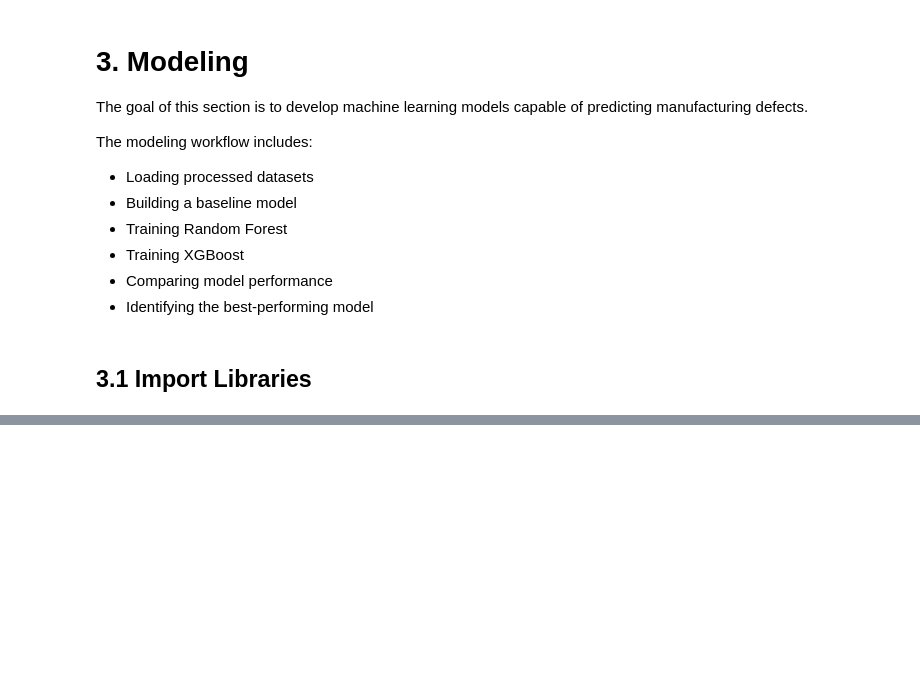
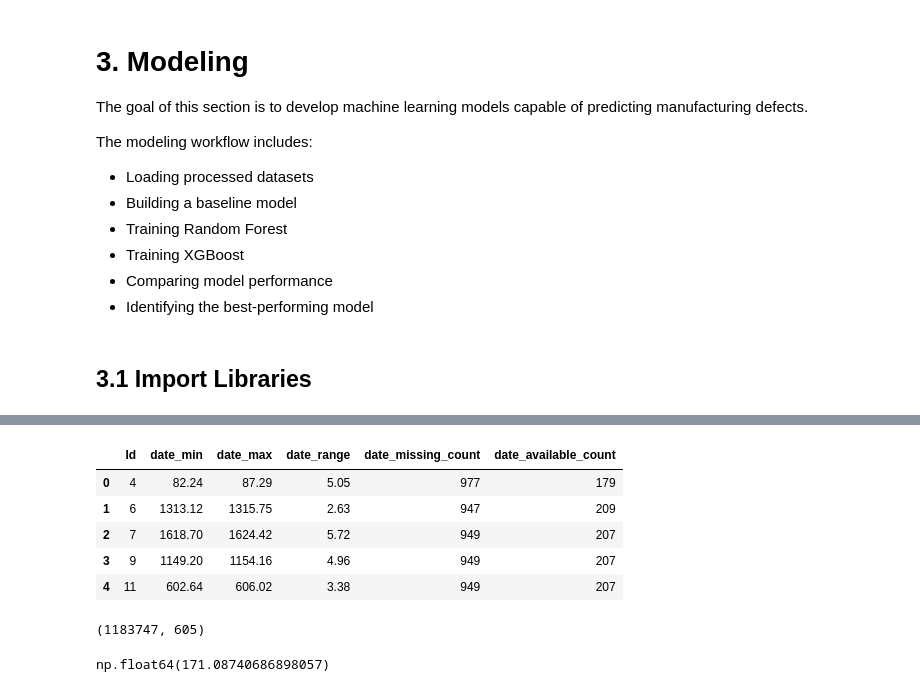
Before and after one commit to jung-han-lee/bosch-defect-prediction, a Jupyter notebook: 2. Notebook/03_Modeling.ipynb, the cells around one changed output, grey strips where cells are left out. Drawn from its saved outputs; the diff is of its cells as text; code cells hidden in the pictures; blank space fills up the shorter version.

```diff
--- a/2. Notebook/03_Modeling.ipynb
+++ b/2. Notebook/03_Modeling.ipynb
@@ -305,0 +329,24 @@ In the next notebook:
+# %%
+date_features = date.drop(columns=["Id"])
+# %%
+date_summary = pd.DataFrame()
+
+date_summary["Id"] = date["Id"]
+
+date_summary["date_min"] = date_features.min(axis=1)
+date_summary["date_max"] = date_features.max(axis=1)
+date_summary["date_range"] = (
+    date_summary["date_max"] - date_summary["date_min"]
+)
+
+date_summary["date_missing_count"] = date_features.isnull().sum(axis=1)
+date_summary["date_available_count"] = date_features.notnull().sum(axis=1)
+# %%
+date_summary.head()
+# %% [output]
+|  | Id | date_min | date_max | date_range | date_missing_count | date_available_count |
+| 0 | 4 | 82.24 | 87.29 | 5.05 | 977 | 179 |
+| 1 | 6 | 1313.12 | 1315.75 | 2.63 | 947 | 209 |
+| 2 | 7 | 1618.70 | 1624.42 | 5.72 | 949 | 207 |
+| 3 | 9 | 1149.20 | 1154.16 | 4.96 | 949 | 207 |
+| 4 | 11 | 602.64 | 606.02 | 3.38 | 949 | 207 |
@@ -305,0 +363,12 @@ In the next notebook:
+# %%
+X_v3 = X_v3.merge(
+    date_summary,
+    on="Id",
+    how="left"
+)
+
+X_v3 = X_v3.drop(columns=["Id"])
+
+X_v3.shape
+# %% [output]
+(1183747, 605)
@@ -305,0 +387,8 @@ In the next notebook:
+# %%
+negative_count = (y_train_v3 == 0).sum()
+positive_count = (y_train_v3 == 1).sum()
+
+scale_pos_weight_v3 = negative_count / positive_count
+scale_pos_weight_v3
+# %% [output]
+np.float64(171.08740686898057)
```
Also changed, not shown: parts of 76 cells of this notebook, 9 other files.
